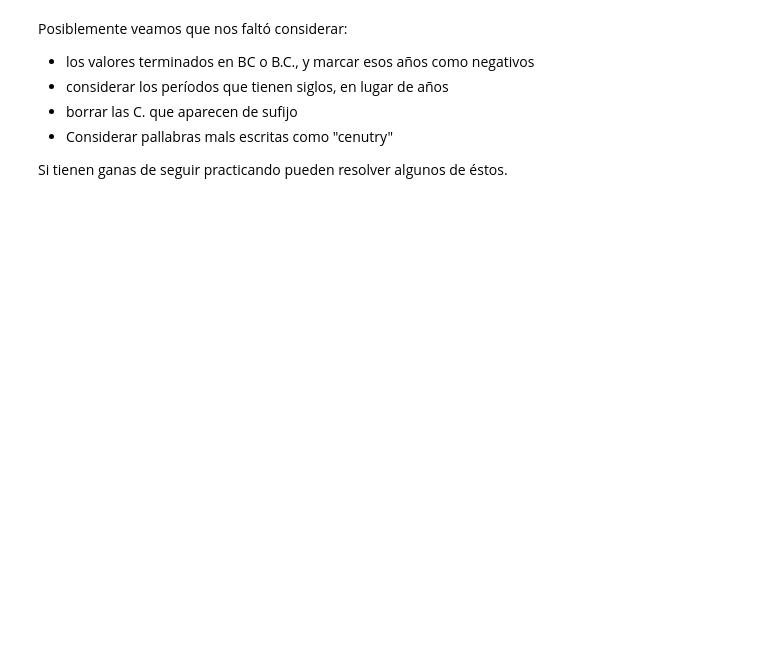
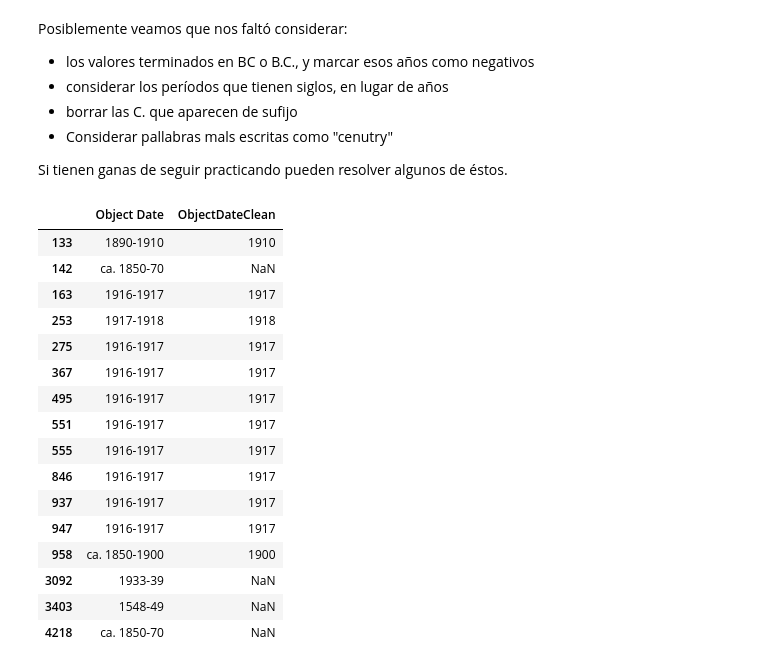
Before and after one commit to adilelle1/notebooks_dh, a Jupyter notebook: clase_09/dsad_2021/M2/CLASE_09_LimpiezaDeDatos/Notebooks/5_checkpoint.ipynb, the cells around one changed output. Drawn from its saved outputs; the diff is of its cells as text; code cells hidden in the pictures; blank space fills up the shorter version.

```diff
--- a/clase_09/dsad_2021/M2/CLASE_09_LimpiezaDeDatos/Notebooks/5_checkpoint.ipynb
+++ b/clase_09/dsad_2021/M2/CLASE_09_LimpiezaDeDatos/Notebooks/5_checkpoint.ipynb
@@ -209,3 +250,32 @@ Posiblemente veamos que nos faltó considerar:
 * Considerar pallabras mals escritas como "cenutry"
 
 Si tienen ganas de seguir practicando pueden resolver algunos de éstos.
+# %%
+period_pattern = "(?P<year_from>\d\d\d\d)\-(\d)+"
+period_pattern_regex = re.compile(period_pattern)
+
+data_period_match = object_date_series.apply(lambda x:  x if x is np.NaN else period_pattern_regex.search(x))
+
+mask_data_period_match_notnull = data_period_match.notnull()
+
+data.loc[mask_data_period_match_notnull, 'ObjectDateClen']= data_period_match[mask_data_period_match_notnull].apply(lambda x: x.group('year_from'))
+# %%
+data.loc[mask_data_period_match_notnull, ["Object Date", "ObjectDateClean"]]
+# %% [output]
+|  | Object Date | ObjectDateClean |
+| 133 | 1890-1910 | 1910 |
+| 142 | ca. 1850-70 | NaN |
+| 163 | 1916-1917 | 1917 |
+| 253 | 1917-1918 | 1918 |
+| 275 | 1916-1917 | 1917 |
+| 367 | 1916-1917 | 1917 |
+| 495 | 1916-1917 | 1917 |
+| 551 | 1916-1917 | 1917 |
+| 555 | 1916-1917 | 1917 |
+| 846 | 1916-1917 | 1917 |
+| 937 | 1916-1917 | 1917 |
+| 947 | 1916-1917 | 1917 |
+| 958 | ca. 1850-1900 | 1900 |
+| 3092 | 1933-39 | NaN |
+| 3403 | 1548-49 | NaN |
+| 4218 | ca. 1850-70 | NaN |
```
Also changed, not shown: parts of 4 cells of this notebook.
